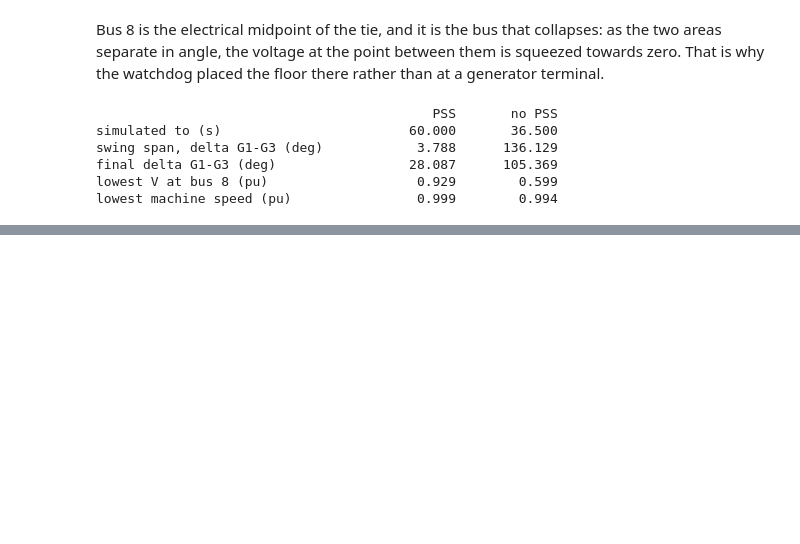
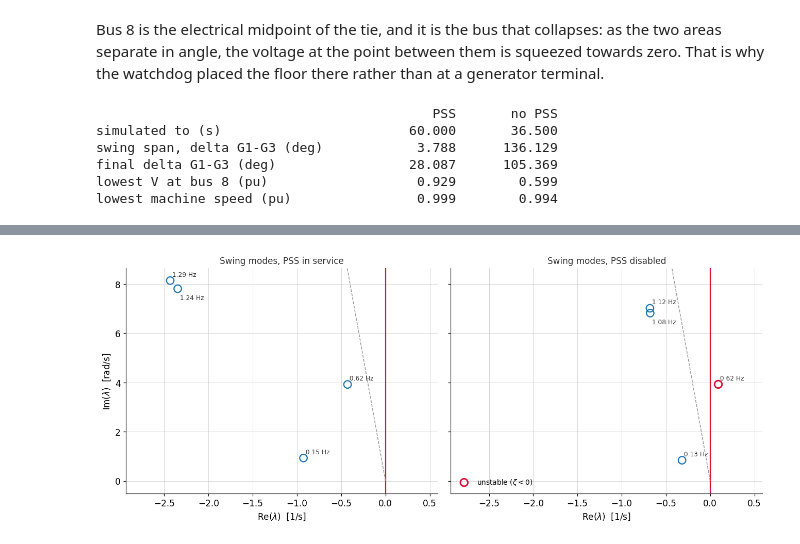
Before and after one commit to SPS-L/stepss-Kundur-Two-Area-System, a Jupyter notebook: InterAreaOscillations.ipynb, the cells around one changed output, grey strips where cells are left out. Cells and saved outputs as stored; diff of their text form; code cells hidden in the pictures; blank space fills up the shorter version.

```diff
--- a/InterAreaOscillations.ipynb
+++ b/InterAreaOscillations.ipynb
@@ -385,0 +530,11 @@ lowest machine speed (pu)                0.999        0.994
+# %%
+ia_p, ia_n = ssa_pss['interarea'], ssa_nopss['interarea']
+
+print(f"{'':22}{'f [Hz]':>10}{'zeta':>11}   verdict")
+print(f"{'envelope fit, PSS':22}{est['f_hz']:10.4f}{est['zeta']:+11.4f}   (Part 1 estimate)")
+for tag, ia in (('eigenvalue, PSS', ia_p), ('eigenvalue, no PSS', ia_n)):
+    print(f'{tag:22}{ia["freq"]:10.4f}{ia["zeta"]:+11.4f}   '
+          f'{"UNSTABLE" if ia["zeta"] < 0 else "stable"}')
+
+print(f'\nlambda with PSS   : {ia_p["lam"].real:+.4f} {ia_p["lam"].imag:+.4f}j')
+print(f'lambda without PSS: {ia_n["lam"].real:+.4f} {ia_n["lam"].imag:+.4f}j')
@@ -385,0 +579,9 @@ lowest machine speed (pu)                0.999        0.994
+# %%
+for tag, ssa in (('WITH PSS', ssa_pss), ('WITHOUT PSS', ssa_nopss)):
+    sw = swing_modes(ssa['modes'])
+    print(f'\n{tag}')
+    print(f'  {"f [Hz]":>8}{"zeta":>10}{"lambda":>26}   simple')
+    for i in range(len(sw['index'])):
+        print(f'  {sw["freq"][i]:8.3f}{sw["zeta"][i]:+10.4f}'
+              f'{sw["lam"][i].real:+14.4f} {sw["lam"][i].imag:+8.4f}j'
+              f'{"":6}{"yes" if sw["simple"][i] else "NO"}')
@@ -385,0 +703,13 @@ lowest machine speed (pu)                0.999        0.994
+# %%
+sw_pss, sw_nopss = swing_modes(ssa_pss['modes']), swing_modes(ssa_nopss['modes'])
+window = fitted_window(sw_pss, sw_nopss)
+
+fig, axes = plt.subplots(1, 2, figsize=(12, 5), sharex=True, sharey=True)
+for ax, (tag, sw) in zip(axes, (('PSS in service', sw_pss),
+                                ('PSS disabled', sw_nopss))):
+    splane(ax, sw, f'Swing modes, {tag}', window=window)
+axes[0].set_ylabel(r'Im$(\lambda)$  [rad/s]')
+plt.tight_layout()
+plt.show()
+# %% [output]
+[figure, added]
```
Also changed, not shown: parts of 18 cells of this notebook, 2 other files.
